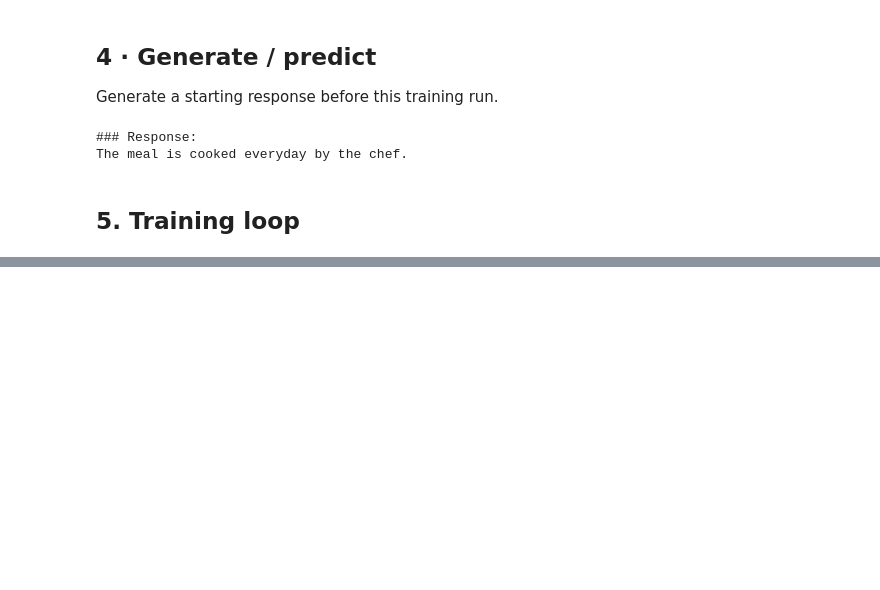
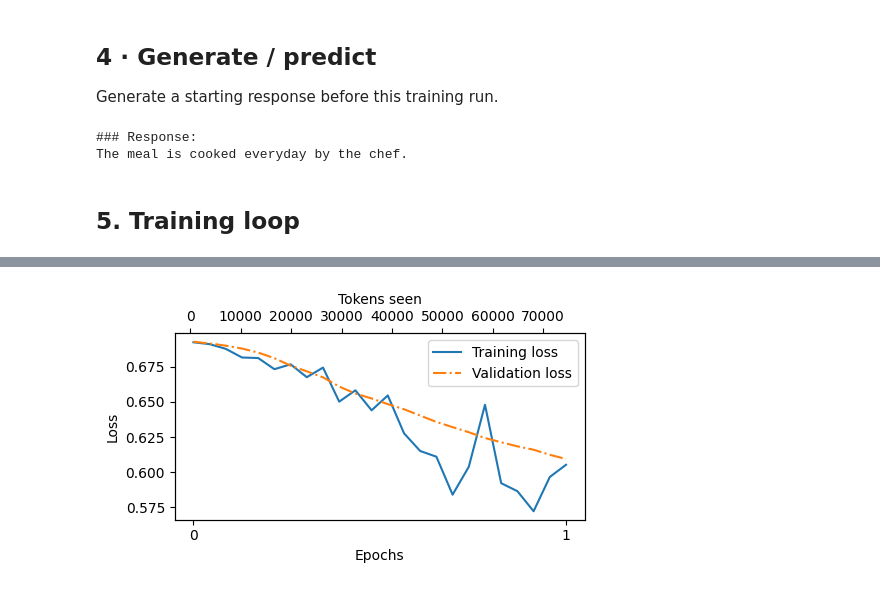
Before and after one commit to faisalanjum/LLM-fine-tuning, a Jupyter notebook: Training/04_direct_pref_optim.ipynb, the cells around one changed output, grey strips where cells are left out. Drawn from its saved outputs; the diff is of its cells as text; code cells hidden in the pictures; blank space fills up the shorter version.

Commit message:
Reward&Loss Plots

```diff
--- a/Training/04_direct_pref_optim.ipynb
+++ b/Training/04_direct_pref_optim.ipynb
@@ -681,0 +697,29 @@ def train_model_dpo_simple(
+# %%
+import time
+
+start_time = time.time()
+
+torch.manual_seed(123)
+
+
+optimizer = torch.optim.AdamW(policy_model.parameters(), lr=5e-6, weight_decay=0.01)
+
+num_epochs = 1
+tracking = train_model_dpo_simple(
+    policy_model=policy_model,
+    reference_model=reference_model,
+    train_loader=train_loader,
+    val_loader=val_loader,
+    optimizer=optimizer,
+    num_epochs=num_epochs,
+    beta=0.1, # value between 0.1 and 0.5
+    eval_freq=5,
+    eval_iter=5,
+    start_context=format_input(val_data[2]),
+    tokenizer=tokenizer,
+    device=device
+)
+
+end_time = time.time()
+execution_time_minutes = (end_time - start_time) / 60
+print(f"Training completed in {execution_time_minutes:.2f} minutes.")
@@ -681,0 +748,13 @@ def train_model_dpo_simple(
+# %%
+
+from reference.plot import plot_losses
+
+epochs_tensor = torch.linspace(0, num_epochs, len(tracking["train_losses"]))
+plot_losses(
+    epochs_seen=epochs_tensor,
+    tokens_seen=tracking["tokens_seen"],
+    train_losses=tracking["train_losses"],
+    val_losses=tracking["val_losses"],
+)
+# %% [output]
+[figure, added]
```
Also changed, not shown: parts of 7 cells of this notebook, 1 other file.
